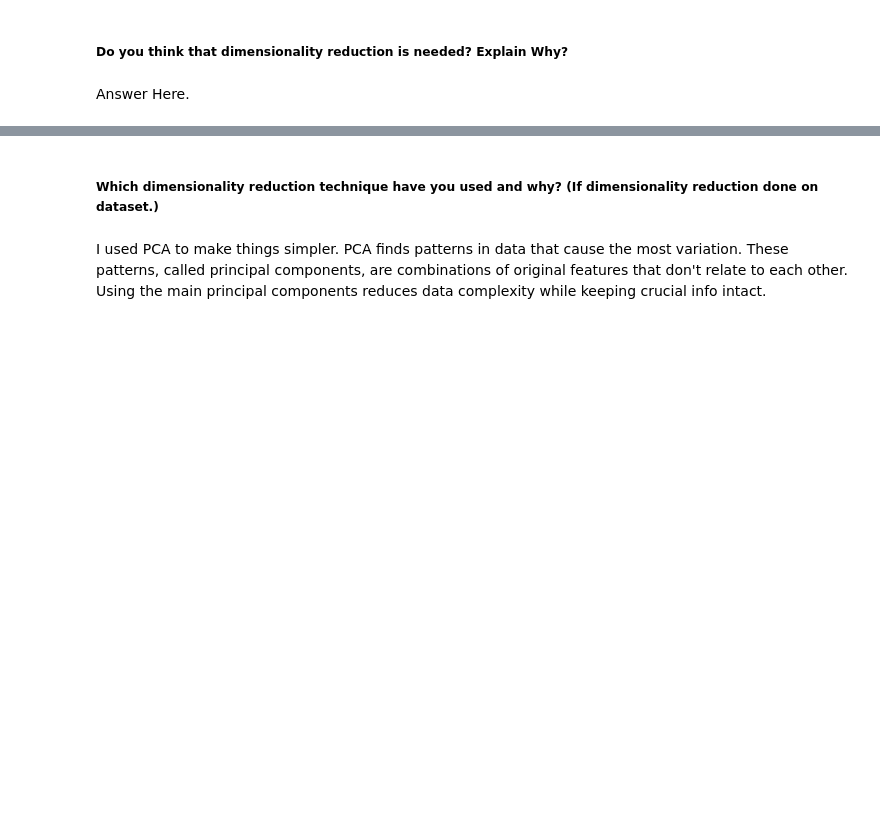
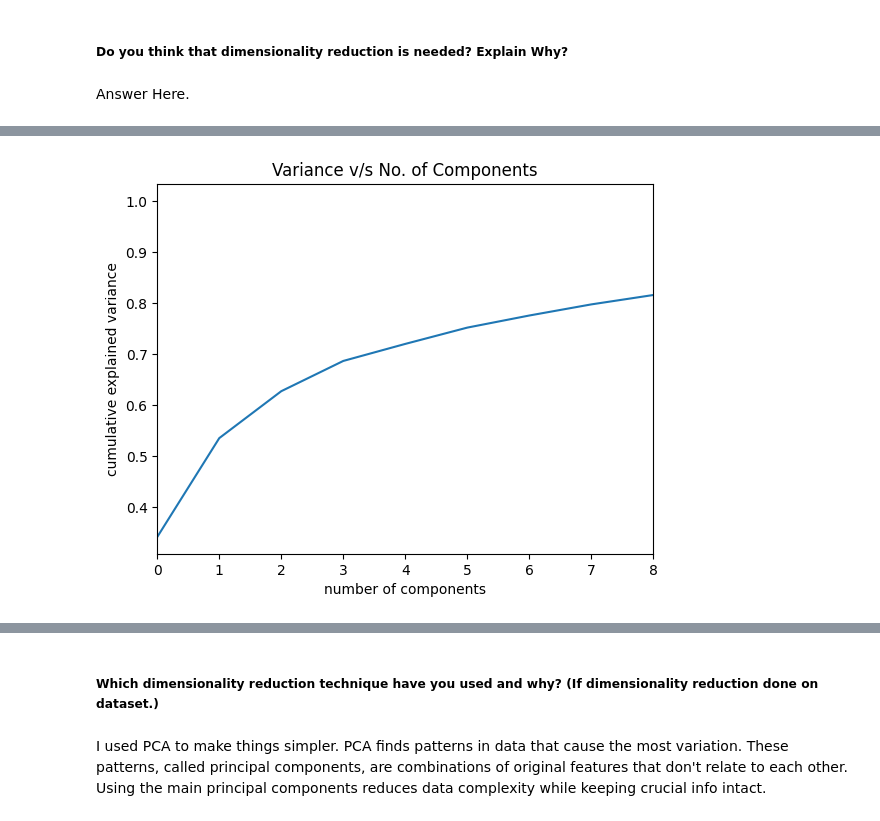
Before and after one commit to ruksz/Zomato-Restaurant---Unsupervised-ML, a Jupyter notebook: Unsupervised_ML_Zomato_Analysis.ipynb, the cells around one changed output, grey strips where cells are left out. Saved outputs shown, nothing was run; the diff lists cells and outputs as text; code cells hidden in the pictures; blank space fills up the shorter version.

```diff
--- a/Unsupervised_ML_Zomato_Analysis.ipynb
+++ b/Unsupervised_ML_Zomato_Analysis.ipynb
@@ -1751,0 +1785,4 @@ cluster_df.shape
+# %%
+cluster_dummy= cluster_df.copy()
+# %%
+cluster_dummy = cluster_dummy.drop(columns = ['Cuisines'], axis = 1)
@@ -1806,11 +1960,10 @@ dummy_cluster.head(5)
 # %%
-
 #normalizing numerical columns
 numerical_cols = ['Cost','Total_Cuisine_Count','Average_Rating']
 scaler = StandardScaler()
-scaler.fit(dummy_cluster[numerical_cols])
-scaled_df = dummy_cluster.copy()
-scaled_df[numerical_cols] = scaler.transform(dummy_cluster[numerical_cols])
+scaler.fit(cluster_dummy[numerical_cols])
+scaled_df = cluster_dummy.copy()
+scaled_df[numerical_cols] = scaler.transform(cluster_dummy[numerical_cols])
 # %% [markdown]
 ##### Which method have you used to scale you data and why?
 # %% [markdown]
@@ -1838,11 +2005,13 @@ pca.fit(scaled_df[features])
 # %%
 #explained variance v/s no. of components
-plt.plot(np.cumsum(pca.explained_variance_ratio_), marker ='o')
+plt.plot(np.cumsum(pca.explained_variance_ratio_))
 plt.xlabel('number of components')
 plt.ylabel('cumulative explained variance')
 plt.title('Variance v/s No. of Components')
 plt.xlim([0, 8])
 plt.show()
+# %% [output]
+[figure, added]
 # %%
 #using n_component as 3
 pca = PCA(n_components=3)
```
Also changed, not shown: parts of 120 cells of this notebook.
